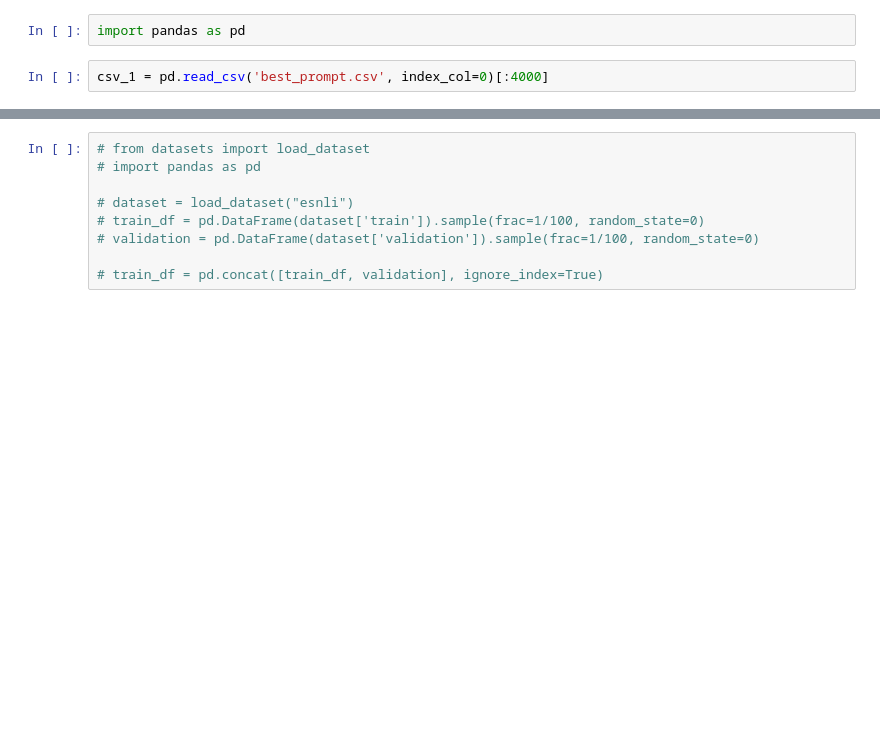
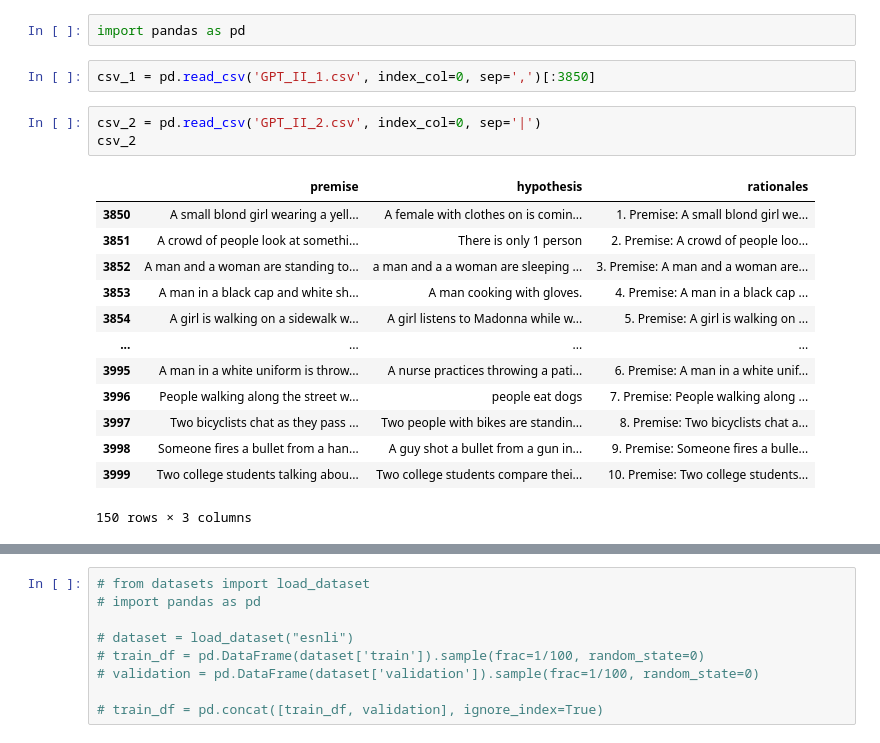
Before and after one commit to huypham1103/distilling-step-by-step, a Jupyter notebook: [API] dataset/handle.ipynb, the cells around one changed output, grey strips where cells are left out. Cells and saved outputs as stored; diff of their text form; blank space fills up the shorter version.

```diff
--- a/[API] dataset/handle.ipynb
+++ b/[API] dataset/handle.ipynb
@@ -1,5 +1,22 @@
 # %%
 import pandas as pd
 # %%
-csv_1 = pd.read_csv('best_prompt.csv', index_col=0)[:4000]
+csv_1 = pd.read_csv('GPT_II_1.csv', index_col=0, sep=',')[:3850]
+# %%
+csv_2 = pd.read_csv('GPT_II_2.csv', index_col=0, sep='|')
+csv_2
+# %% [output]
+|  | premise | hypothesis | rationales |
+| 3850 | A small blond girl wearing a yell... | A female with clothes on is comin... | 1. Premise: A small blond girl we... |
+| 3851 | A crowd of people look at somethi... | There is only 1 person | 2. Premise: A crowd of people loo... |
+| 3852 | A man and a woman are standing to... | a man and a a woman are sleeping ... | 3. Premise: A man and a woman are... |
+| 3853 | A man in a black cap and white sh... | A man cooking with gloves. | 4. Premise: A man in a black cap ... |
+| 3854 | A girl is walking on a sidewalk w... | A girl listens to Madonna while w... | 5. Premise: A girl is walking on ... |
+| ... | ... | ... | ... |
+| 3995 | A man in a white uniform is throw... | A nurse practices throwing a pati... | 6. Premise: A man in a white unif... |
+| 3996 | People walking along the street w... | people eat dogs | 7. Premise: People walking along ... |
+| 3997 | Two bicyclists chat as they pass ... | Two people with bikes are standin... | 8. Premise: Two bicyclists chat a... |
+| 3998 | Someone fires a bullet from a han... | A guy shot a bullet from a gun in... | 9. Premise: Someone fires a bulle... |
+| 3999 | Two college students talking abou... | Two college students compare thei... | 10. Premise: Two college students... |
+150 rows × 3 columns
 # %%
```
Also changed, not shown: parts of 12 cells of this notebook, 11 other files.
